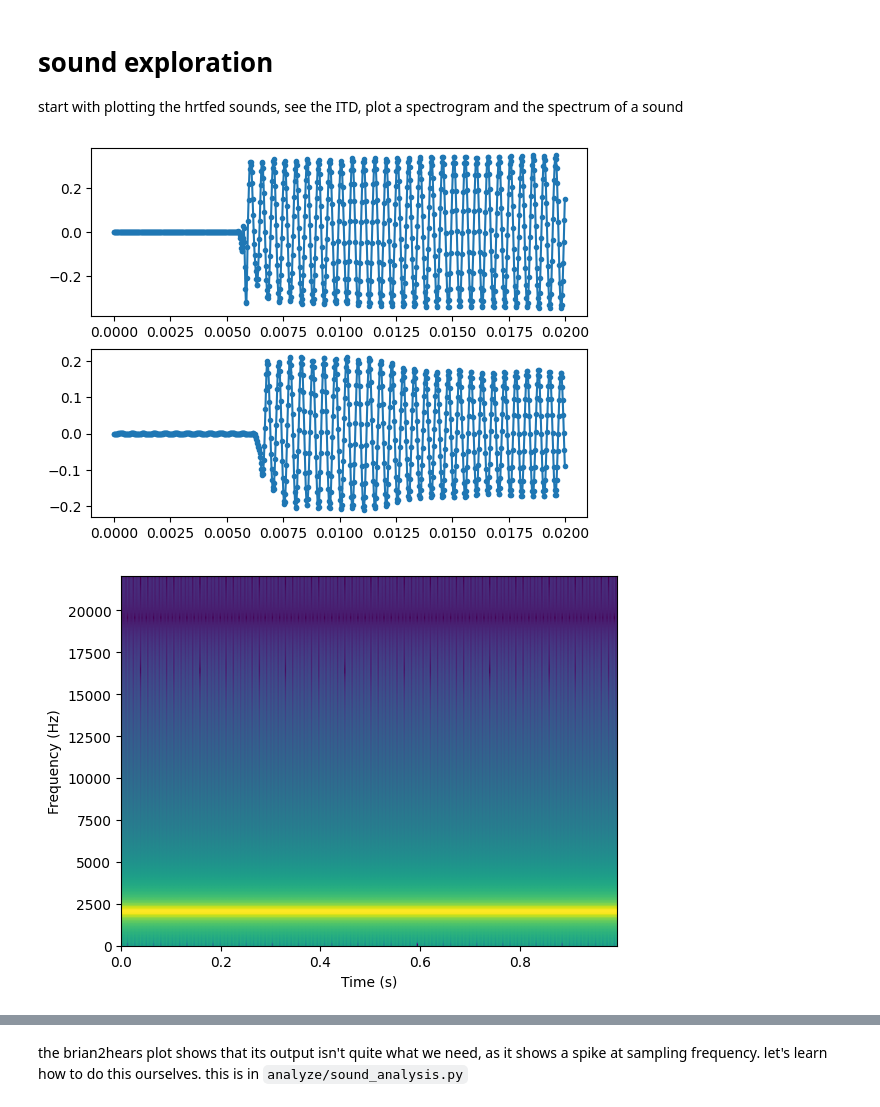
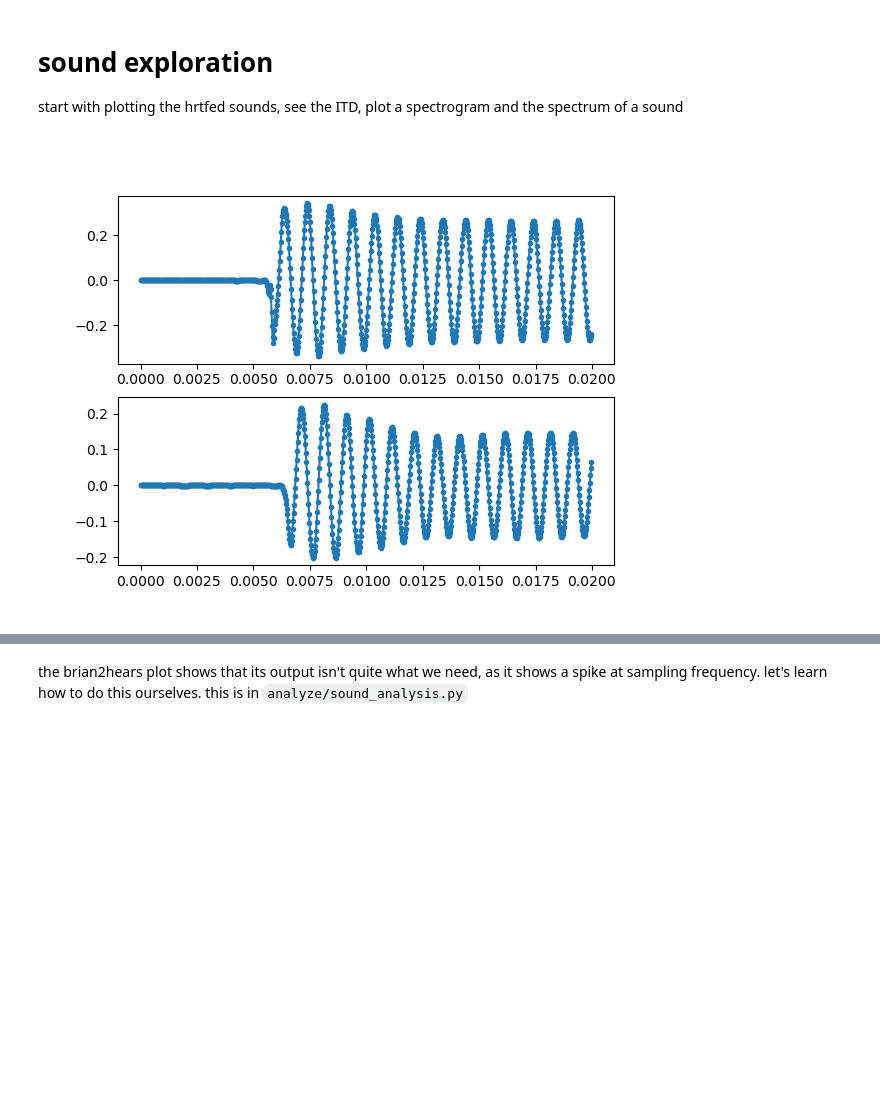
Before and after one commit to pollomarzo/polithesis, a Jupyter notebook: src/ITD_ILD_sound_analysis.ipynb, the cells around one changed output, grey strips where cells are left out. Drawn from its saved outputs; the diff is of its cells as text; code cells hidden in the pictures; blank space fills up the shorter version.

```diff
--- a/src/ITD_ILD_sound_analysis.ipynb
+++ b/src/ITD_ILD_sound_analysis.ipynb
@@ -15,35 +13,35 @@ The autoreload extension is already loaded. To reload it, use:
 # sound exploration
 start with plotting the hrtfed sounds, see the ITD, plot a spectrogram and the spectrum of a sound
 # %%
-FREQ = 2 * kHz
+FREQ = 1000 * Hz
 SOUND_DURATION = 1 * second
 sound: Sound = Sound.tone(FREQ, SOUND_DURATION)
 # sound = sound.ramp()
 hrtfdb = IRCAM_LISTEN(Paths.IRCAM_DIR)
 hrtfset = hrtfdb.load_subject(hrtfdb.subjects[0])
 # for angle in ANGLES:
 # far left
 hrtf = hrtfset(azim=90, elev=0)
+plt.close()
 
 binaural_sound: np.ndarray = hrtf.filterbank(sound).process().T
 left = Sound(binaural_sound[0])
 right = Sound(binaural_sound[1])
 
 left_start = left[slice(0 * ms, 20 * ms)]
 right_start = right[slice(0 * ms, 20 * ms)]
 plt.subplot(211)
 plt.plot(left_start.times, left_start, marker=".")
 plt.subplot(212)
 plt.plot(right_start.times, right_start, marker=".")
 plt.show()
 
 # sound_start = sound[slice(0*ms, 10*ms)]
 # plt.plot(sound_start.times, sound_start, marker=".")
 # plt.show()
-sound.spectrogram()
-plt.show()
-x = sound.spectrum(display=True)
-plt.show()
+# sound.spectrogram()
+# plt.show()
+# x = sound.spectrum(display=True)
+# plt.show()
 # %% [output]
-[figure, old version]
+[figure, new version]
-[figure, removed]
```
Also changed, not shown: parts of 3 cells of this notebook, 3 other files.
